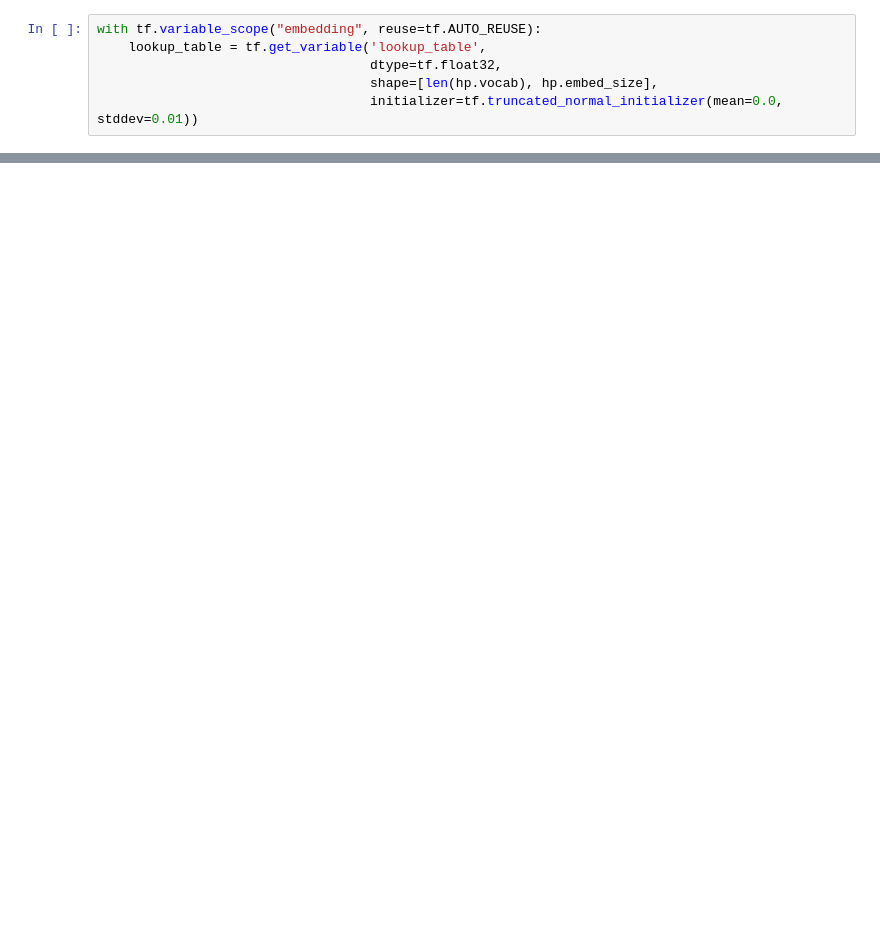
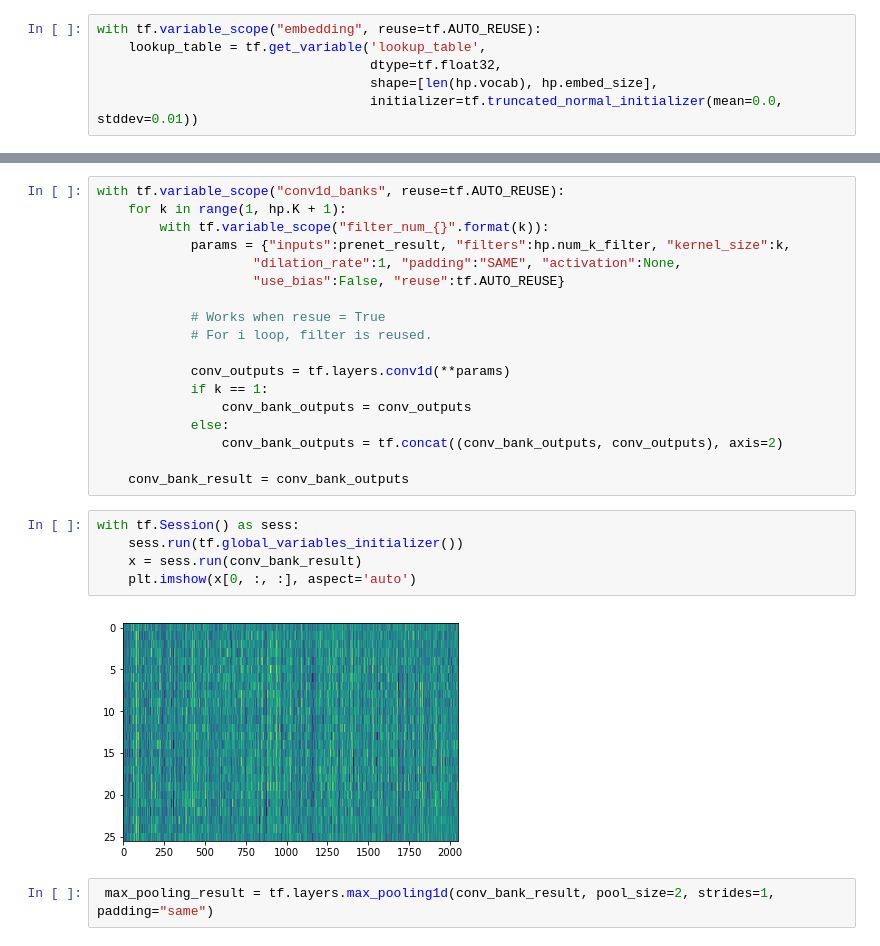
Before and after one commit to Joovvhan/tacotron-korean, a Jupyter notebook: src/main_pipeline.ipynb, the cells around one changed output, grey strips where cells are left out. Drawn from its saved outputs; the diff is of its cells as text; blank space fills up the shorter version.

```diff
--- a/src/main_pipeline.ipynb
+++ b/src/main_pipeline.ipynb
@@ -981,0 +283,27 @@ sess.run([train_op, global_step])
+# %%
+with tf.variable_scope("conv1d_banks", reuse=tf.AUTO_REUSE):
+    for k in range(1, hp.K + 1):
+        with tf.variable_scope("filter_num_{}".format(k)):
+            params = {"inputs":prenet_result, "filters":hp.num_k_filter, "kernel_size":k,
+                    "dilation_rate":1, "padding":"SAME", "activation":None,
+                    "use_bias":False, "reuse":tf.AUTO_REUSE}
+
+            # Works when resue = True
+            # For i loop, filter is reused.
+
+            conv_outputs = tf.layers.conv1d(**params)
+            if k == 1:
+                conv_bank_outputs = conv_outputs
+            else:
+                conv_bank_outputs = tf.concat((conv_bank_outputs, conv_outputs), axis=2)
+
+    conv_bank_result = conv_bank_outputs
+# %%
+with tf.Session() as sess:
+    sess.run(tf.global_variables_initializer())
+    x = sess.run(conv_bank_result)
+    plt.imshow(x[0, :, :], aspect='auto')
+# %% [output]
+[figure, added]
+# %%
+ max_pooling_result = tf.layers.max_pooling1d(conv_bank_result, pool_size=2, strides=1, padding="same")
```
Also changed, not shown: parts of 139 cells of this notebook, 3 other files.
